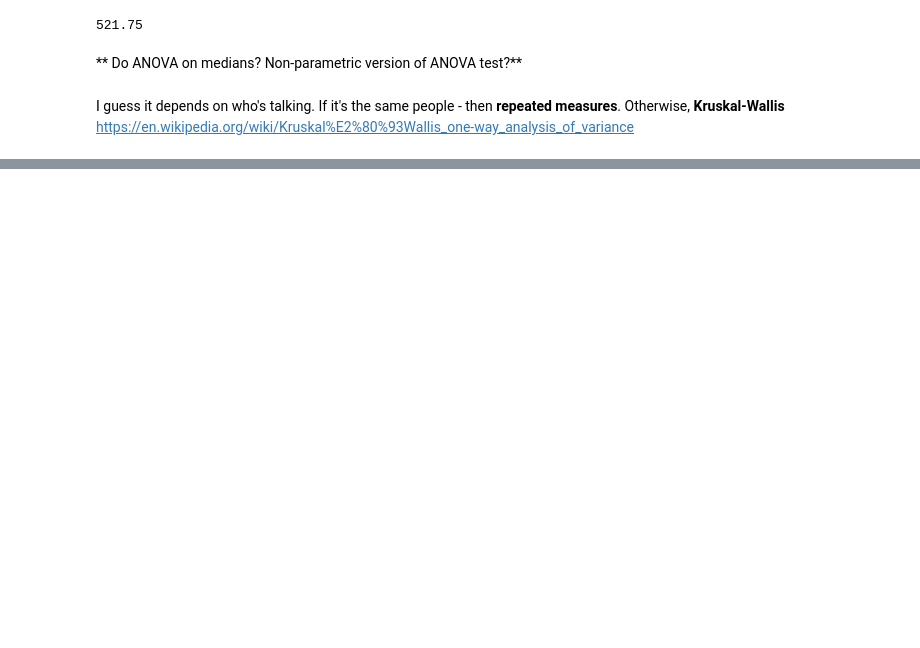
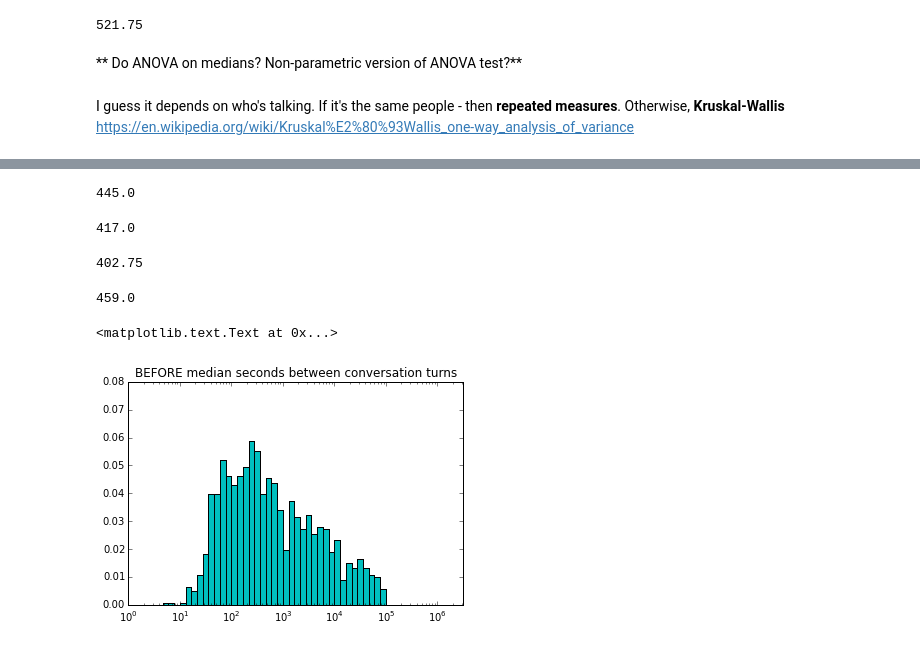
Before and after one commit to marinkala/ReplyNetworks, a Jupyter notebook: bbConversationAnalysisTiming.ipynb, the cells around one changed output, grey strips where cells are left out. Cells and saved outputs as stored; diff of their text form; code cells hidden in the pictures; blank space fills up the shorter version.

```diff
--- a/bbConversationAnalysis.ipynb
+++ b/bbConversationAnalysisTiming.ipynb
@@ -315,0 +366,16 @@ https://en.wikipedia.org/wiki/Kruskal%E2%80%93Wallis_one-way_analysis_of_varianc
+# %%
+convs['medianReplyTime']=0
+# %%
+def medRep(row):
+    timeDiff=[]
+    for i in range(1,44): #start from one b/c subtracting the previous tweet's time
+        colName='date'+str(i)
+        if str(row[colName])!='0':
+            if ((pd.to_datetime(row[colName])>pd.to_datetime(row['date'+str(i-1)]))):#for branching convos!!!!
+                t=(pd.to_datetime(row[colName])-pd.to_datetime(row['date'+str(i-1)])).seconds
+                timeDiff.append(t)
+    return np.median(timeDiff)
+# %%
+convs['medianReplyTime']=convs.apply(medRep, axis=1)
+# %%
+before=convs[pd.to_datetime(convs.convoEndTime)<pd.to_datetime('2012-10-27 00:00:00')]
@@ -315,0 +386,31 @@ https://en.wikipedia.org/wiki/Kruskal%E2%80%93Wallis_one-way_analysis_of_varianc
+# %%
+np.median(convs.medianReplyTime)
+# %% [output]
+445.0
+# %%
+np.median(before.medianReplyTime)
+# %% [output]
+417.0
+# %%
+np.median(during.medianReplyTime)
+# %% [output]
+402.75
+# %%
+np.median(after.medianReplyTime)
+# %% [output]
+459.0
+# %%
+bMedRepTime=before.medianReplyTime.dropna().tolist()
+bins=np.logspace(0, int(np.log(max(bMedRepTime))), 100)
+width=bins[1:]-bins[:-1]
+h, b=np.histogram(bMedRepTime,bins)
+h=h/float(sum(h))
+plt.bar(b[:-1], h, width, color='c')
+#plt.plot(bins[:-1], fit[:-1]*width, linewidth=2)
+plt.gca().set_xscale("log")
+plt.xlim(xmin=0,xmax=10**6.5)
+plt.ylim(ymin=0, ymax=0.08)
+plt.title('BEFORE median seconds between conversation turns')
+# %% [output]
+<matplotlib.text.Text at 0x...>
+[figure, added]
```
Also changed, not shown: parts of 28 cells of this notebook, 1 other file.
